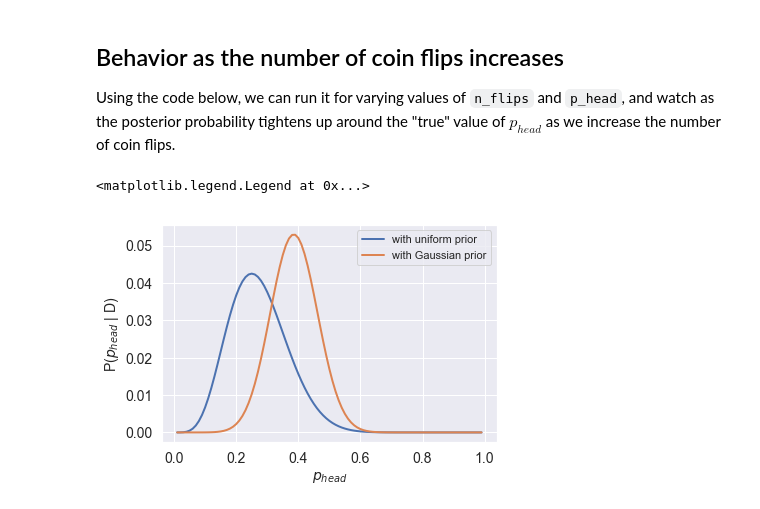
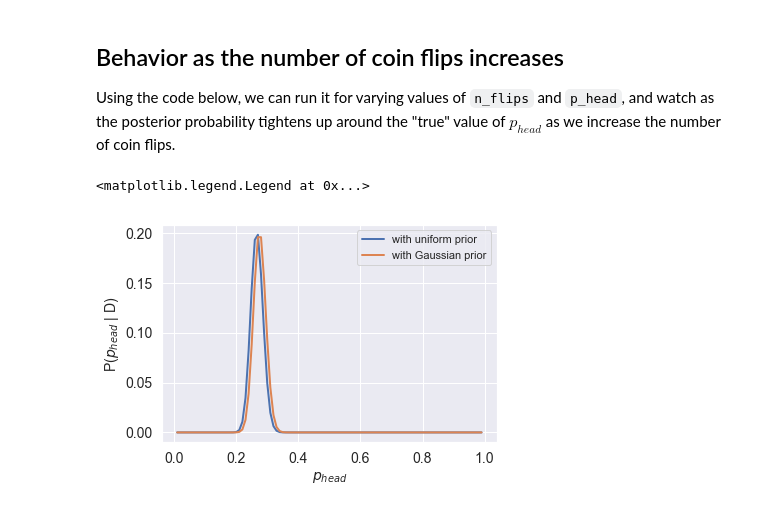
Before and after one commit to RPGroup-PBoC/be262, a Jupyter notebook: code/inferring_p_heads.ipynb, the cells around one changed output. Saved outputs shown, nothing was run; the diff lists cells and outputs as text; code cells hidden in the pictures.

```diff
--- a/code/inferring_p_heads.ipynb
+++ b/code/inferring_p_heads.ipynb
@@ -104,7 +109,7 @@ n_heads = 0
 
 # for n_flip times, flip a coin and increase n_heads for each head
 for i in range(n_flips):
-    if coin_flip(p_head) == True:
+    if coin_flip(p_head):
         n_heads = n_heads + 1
 # %%
 n_heads
@@ -175,29 +181,29 @@ plt.legend(['with uniform prior','with Gaussian prior'])
 Using the code below, we can run it for varying values of `n_flips` and `p_head`, and watch as the posterior probability tightens up around the "true" value of $p_{head}$ as we increase the number of coin flips.
 # %%
 # create the "data"
-n_flips = 20 # can't go above 1160
+n_flips = 500 # can't go above 1160
 p_head = 0.3
 n_heads = 0
 for i in range(n_flips):
     if coin_flip(p_head) == True:
         n_heads = n_heads + 1
 
 # calculate the likelihood
 n_choose_k = scipy.special.comb(n_flips,n_heads)
 likelihood = n_choose_k * (p_heads**n_heads) * (1-p_heads)**(n_flips-n_heads)
 
 # calculate the posteriors and normalize
 uniform_posterior = likelihood * uniform_pdf
 gaussian_posterior = likelihood * gaussian_pdf
 normed_uniform_post = uniform_posterior/sum(uniform_posterior)
 normed_gaussian_post = gaussian_posterior/sum(gaussian_posterior)
 
 # plot the posterior probabilities
 plt.plot(p_heads, normed_uniform_post)
 plt.plot(p_heads, normed_gaussian_post)
 plt.xlabel('$p_{head}$')
 plt.ylabel('P($p_{head}$ | D)')
 plt.legend(['with uniform prior','with Gaussian prior'])
 # %% [output]
 <matplotlib.legend.Legend at 0x...>
-[figure, old version]
+[figure, new version]
```
Also changed, not shown: parts of 5 cells of this notebook, 2 other files.
